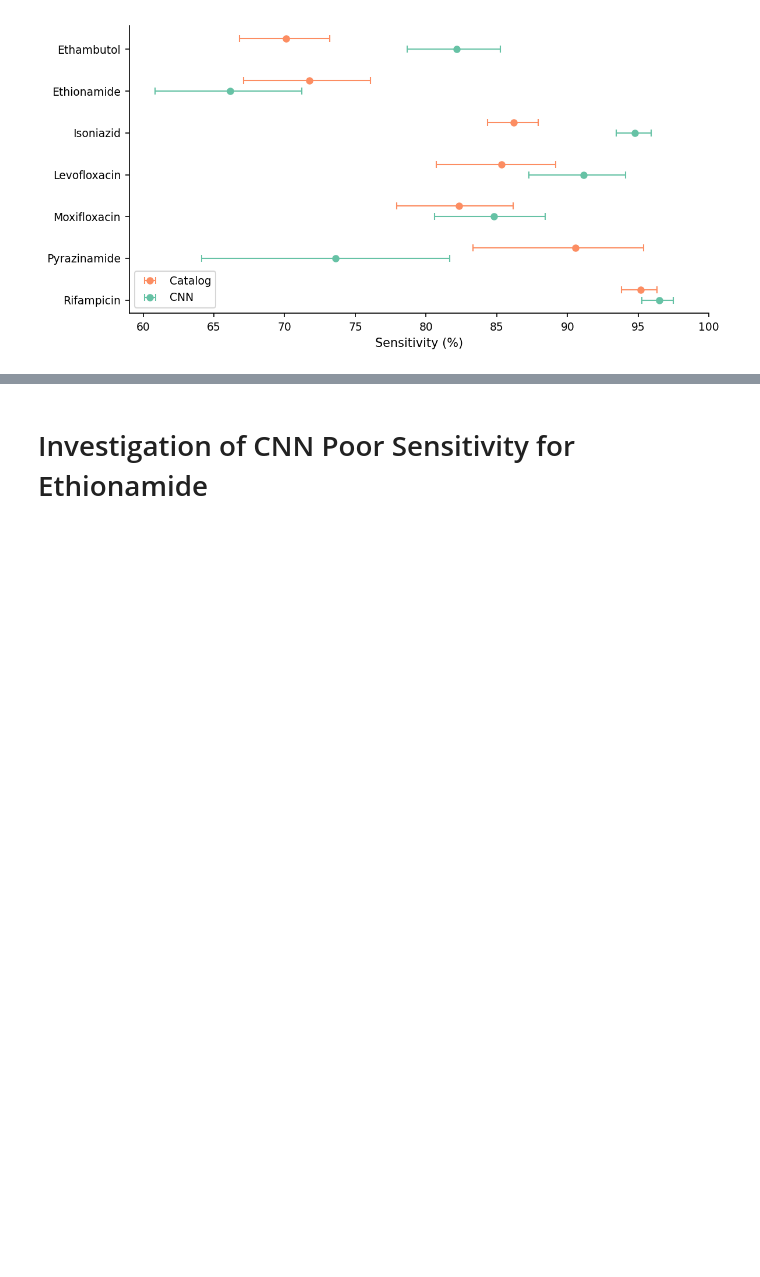
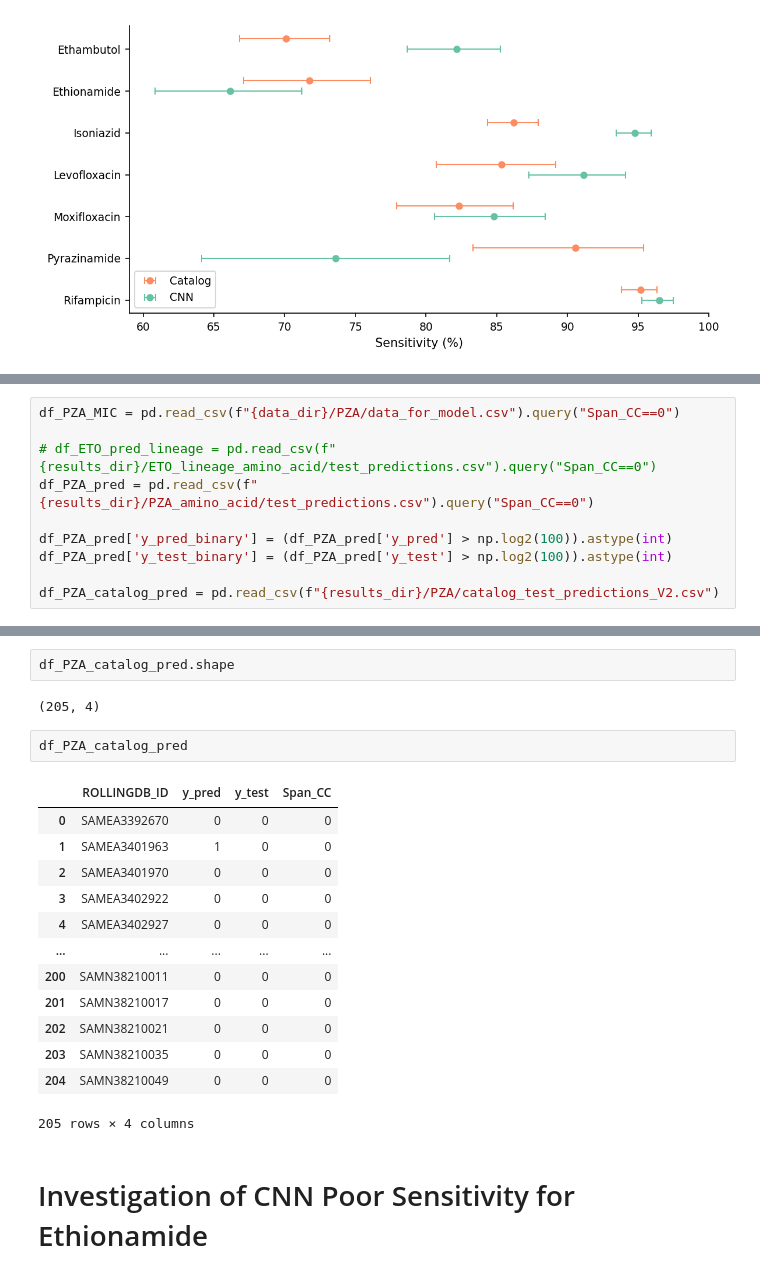
Before and after one commit to sanju99/MtbQuantCNN, a Jupyter notebook: analysis/performance_metrics.ipynb, the cells around one changed output, grey strips where cells are left out. Drawn from its saved outputs; the diff is of its cells as text; blank space fills up the shorter version.

```diff
--- a/analysis/performance_metrics.ipynb
+++ b/analysis/performance_metrics.ipynb
@@ -695,0 +706,10 @@ sensitivity_specificity_forest_plot(df_binary_statistics_CNN_catalog, 'Spec', 'S
+# %%
+df_PZA_MIC = pd.read_csv(f"{data_dir}/PZA/data_for_model.csv").query("Span_CC==0")
+
+# df_ETO_pred_lineage = pd.read_csv(f"{results_dir}/ETO_lineage_amino_acid/test_predictions.csv").query("Span_CC==0")
+df_PZA_pred = pd.read_csv(f"{results_dir}/PZA_amino_acid/test_predictions.csv").query("Span_CC==0")
+
+df_PZA_pred['y_pred_binary'] = (df_PZA_pred['y_pred'] > np.log2(100)).astype(int)
+df_PZA_pred['y_test_binary'] = (df_PZA_pred['y_test'] > np.log2(100)).astype(int)
+
+df_PZA_catalog_pred = pd.read_csv(f"{results_dir}/PZA/catalog_test_predictions_V2.csv")
@@ -696,3 +746,23 @@ sensitivity_specificity_forest_plot(df_binary_statistics_CNN_catalog, 'Spec', 'S
+# %%
+df_PZA_catalog_pred.shape
+# %% [output]
+(205, 4)
+# %%
+df_PZA_catalog_pred
+# %% [output]
+|  | ROLLINGDB_ID | y_pred | y_test | Span_CC |
+| 0 | SAMEA3392670 | 0 | 0 | 0 |
+| 1 | SAMEA3401963 | 1 | 0 | 0 |
+| 2 | SAMEA3401970 | 0 | 0 | 0 |
+| 3 | SAMEA3402922 | 0 | 0 | 0 |
+| 4 | SAMEA3402927 | 0 | 0 | 0 |
+| ... | ... | ... | ... | ... |
+| 200 | SAMN38210011 | 0 | 0 | 0 |
+| 201 | SAMN38210017 | 0 | 0 | 0 |
+| 202 | SAMN38210021 | 0 | 0 | 0 |
+| 203 | SAMN38210035 | 0 | 0 | 0 |
+| 204 | SAMN38210049 | 0 | 0 | 0 |
+205 rows × 4 columns
 # %% [markdown]
 # Investigation of CNN Poor Sensitivity for Ethionamide
 # %%
```
Also changed, not shown: parts of 11 cells of this notebook, 21 other files.
